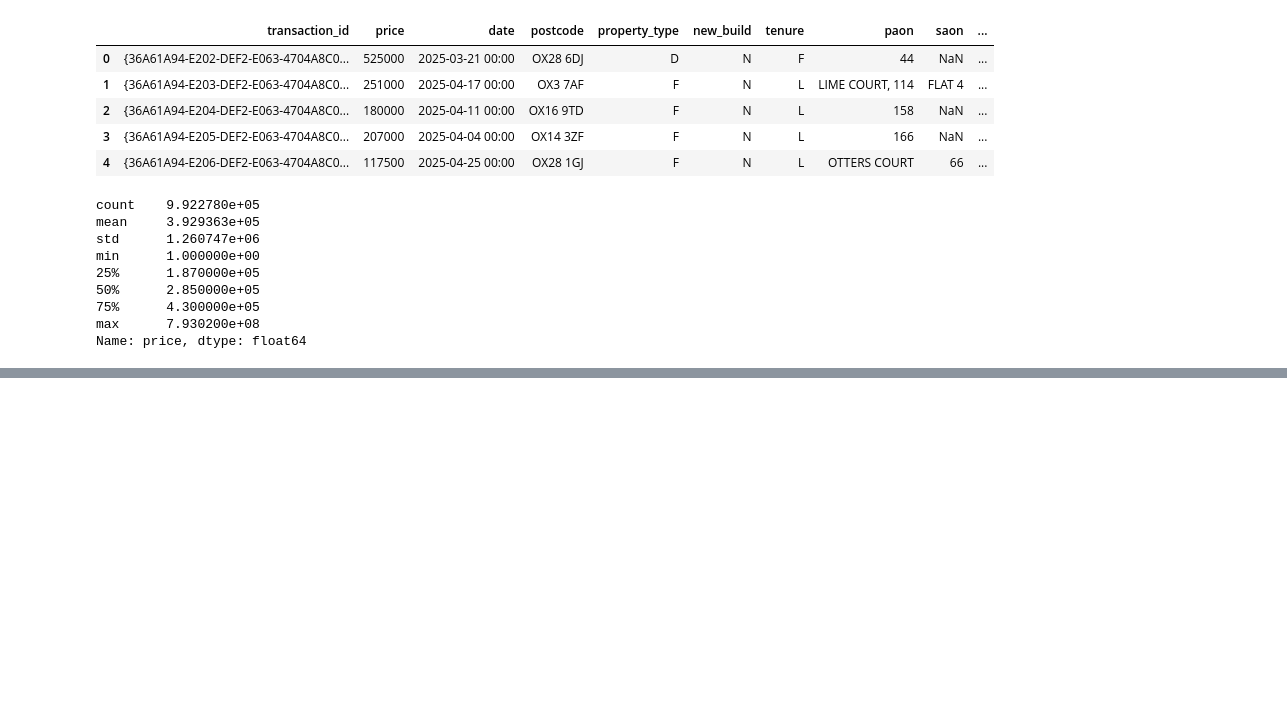
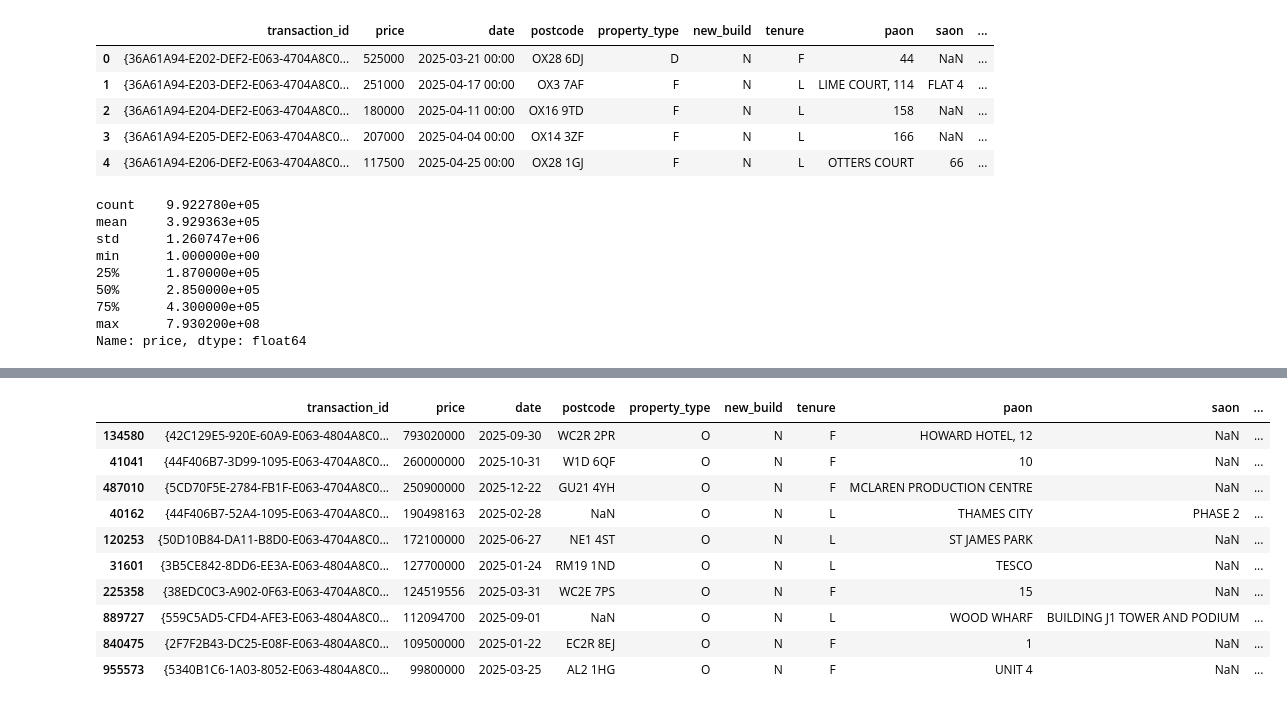
Before and after one commit to Akanopascal/uk-house-prices-analysis, a Jupyter notebook: notebooks/01_explore.ipynb, the cells around one changed output, grey strips where cells are left out. Cells and saved outputs as stored; diff of their text form; code cells hidden in the pictures; blank space fills up the shorter version.

```diff
--- a/notebooks/01_explore.ipynb
+++ b/notebooks/01_explore.ipynb
@@ -133,0 +184,15 @@ Name: price, dtype: float64
+# %%
+# The 10 cheapest sales
+df.nlargest(10, "price")
+# %% [output]
+|  | transaction_id | price | date | postcode | property_type | new_build | tenure | paon | saon | ... |
+| 134580 | {42C129E5-920E-60A9-E063-4804A8C0... | 793020000 | 2025-09-30 | WC2R 2PR | O | N | F | HOWARD HOTEL, 12 | NaN | ... |
+| 41041 | {44F406B7-3D99-1095-E063-4704A8C0... | 260000000 | 2025-10-31 | W1D 6QF | O | N | F | 10 | NaN | ... |
+| 487010 | {5CD70F5E-2784-FB1F-E063-4704A8C0... | 250900000 | 2025-12-22 | GU21 4YH | O | N | F | MCLAREN PRODUCTION CENTRE | NaN | ... |
+| 40162 | {44F406B7-52A4-1095-E063-4704A8C0... | 190498163 | 2025-02-28 | NaN | O | N | L | THAMES CITY | PHASE 2 | ... |
+| 120253 | {50D10B84-DA11-B8D0-E063-4704A8C0... | 172100000 | 2025-06-27 | NE1 4ST | O | N | L | ST JAMES PARK | NaN | ... |
+| 31601 | {3B5CE842-8DD6-EE3A-E063-4804A8C0... | 127700000 | 2025-01-24 | RM19 1ND | O | N | L | TESCO | NaN | ... |
+| 225358 | {38EDC0C3-A902-0F63-E063-4704A8C0... | 124519556 | 2025-03-31 | WC2E 7PS | O | N | F | 15 | NaN | ... |
+| 889727 | {559C5AD5-CFD4-AFE3-E063-4804A8C0... | 112094700 | 2025-09-01 | NaN | O | N | L | WOOD WHARF | BUILDING J1 TOWER AND PODIUM | ... |
+| 840475 | {2F7F2B43-DC25-E08F-E063-4804A8C0... | 109500000 | 2025-01-22 | EC2R 8EJ | O | N | F | 1 | NaN | ... |
+| 955573 | {5340B1C6-1A03-8052-E063-4804A8C0... | 99800000 | 2025-03-25 | AL2 1HG | O | N | F | UNIT 4 | NaN | ... |
```
Also changed, not shown: parts of 4 cells of this notebook.
